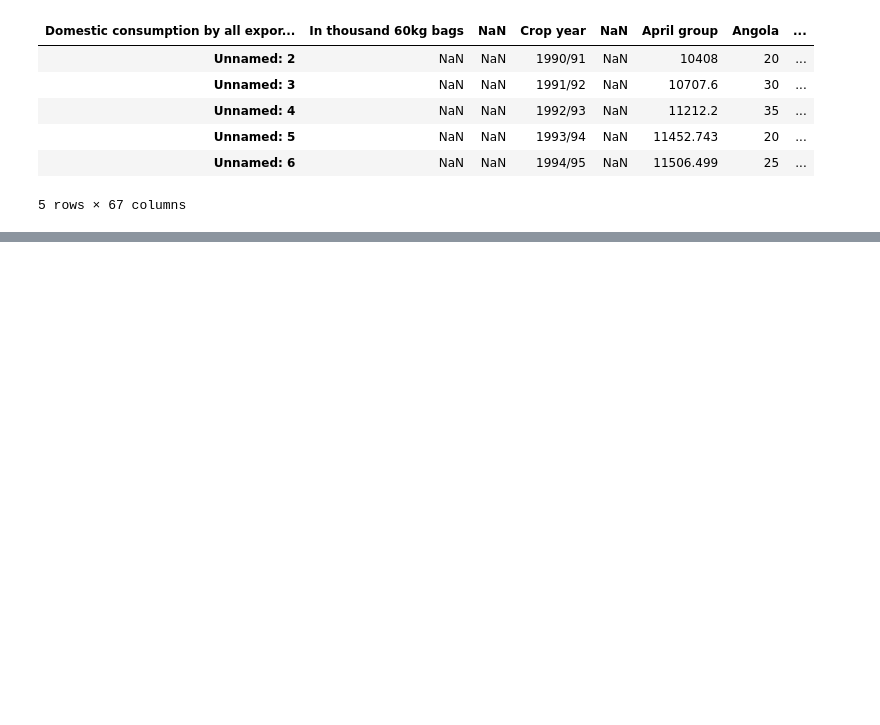
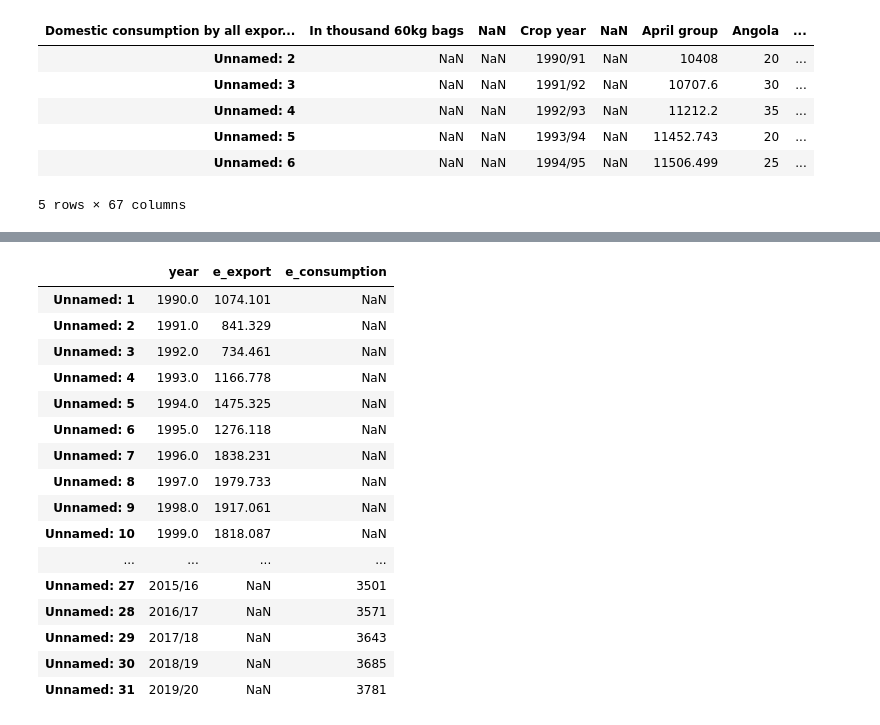
Before and after one commit to sanghyuns/Climate_Change_vs_Coffee_Production, a Jupyter notebook: Shawn.ipynb, the cells around one changed output, grey strips where cells are left out. Cells and saved outputs as stored; diff of their text form; code cells hidden in the pictures; blank space fills up the shorter version.

```diff
--- a/Shawn.ipynb
+++ b/Shawn.ipynb
@@ -161,0 +161,20 @@ consumption.head()
+# %%
+e_df
+# %% [output]
+|  | year | e_export | e_consumption |
+| Unnamed: 1 | 1990.0 | 1074.101 | NaN |
+| Unnamed: 2 | 1991.0 | 841.329 | NaN |
+| Unnamed: 3 | 1992.0 | 734.461 | NaN |
+| Unnamed: 4 | 1993.0 | 1166.778 | NaN |
+| Unnamed: 5 | 1994.0 | 1475.325 | NaN |
+| Unnamed: 6 | 1995.0 | 1276.118 | NaN |
+| Unnamed: 7 | 1996.0 | 1838.231 | NaN |
+| Unnamed: 8 | 1997.0 | 1979.733 | NaN |
+| Unnamed: 9 | 1998.0 | 1917.061 | NaN |
+| Unnamed: 10 | 1999.0 | 1818.087 | NaN |
+| ... | ... | ... | ... |
+| Unnamed: 27 | 2015/16 | NaN | 3501 |
+| Unnamed: 28 | 2016/17 | NaN | 3571 |
+| Unnamed: 29 | 2017/18 | NaN | 3643 |
+| Unnamed: 30 | 2018/19 | NaN | 3685 |
+| Unnamed: 31 | 2019/20 | NaN | 3781 |
```
Also changed, not shown: parts of 24 cells of this notebook.
